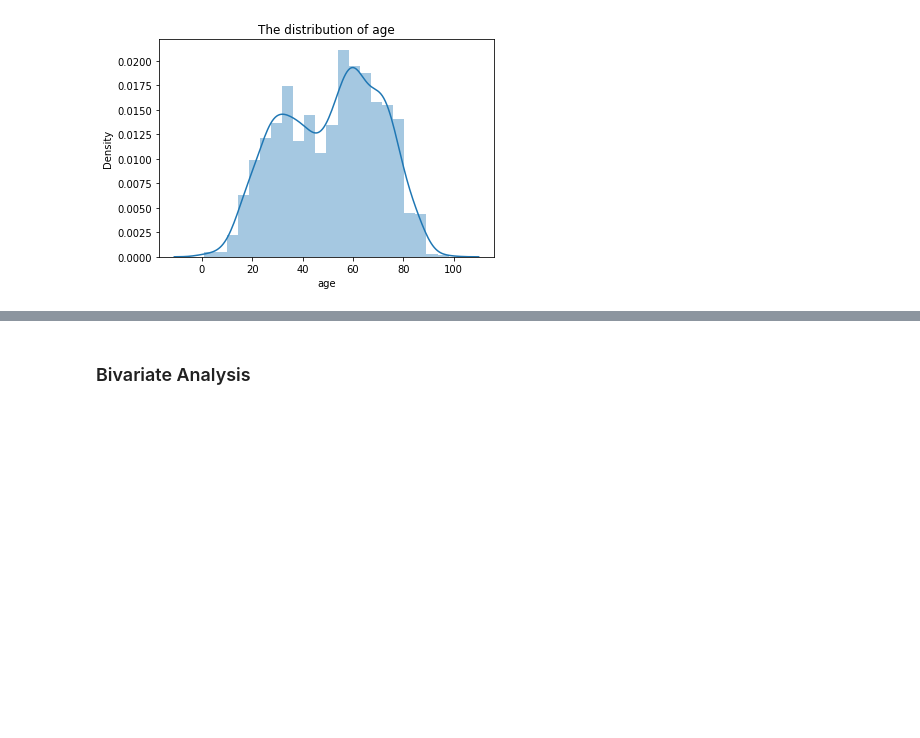
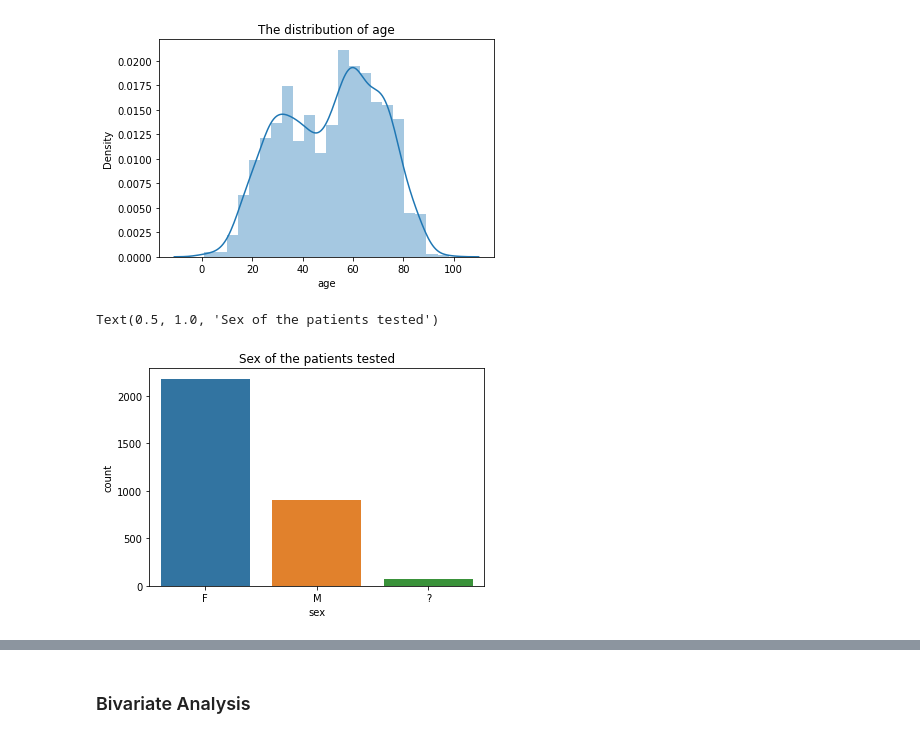
Before and after one commit to mburu-mwangi/thyroid-tests, a Jupyter notebook: Moringa_Data_Science_Core_W8_Independent_Project_2021_10_Alfonce_Mwangi_Python_Notebook.ipynb, the cells around one changed output, grey strips where cells are left out. Saved outputs shown, nothing was run; the diff lists cells and outputs as text; code cells hidden in the pictures; blank space fills up the shorter version.

```diff
--- a/Moringa_Data_Science_Core_W8_Independent_Project_2021_10_Alfonce_Mwangi_Python_Notebook.ipynb
+++ b/Moringa_Data_Science_Core_W8_Independent_Project_2021_10_Alfonce_Mwangi_Python_Notebook.ipynb
@@ -294,3 +294,11 @@ ax.set_title('The distribution of age')
 # %% [output]
 Text(0.5, 1.0, 'The distribution of age')
 [figure]
+# %%
+# Visualising the genders
+#
+sns.countplot(df1['sex'],order=df1['sex'].value_counts().index)
+plt.title('Sex of the patients tested')
+# %% [output]
+Text(0.5, 1.0, 'Sex of the patients tested')
+[figure, added]
```
Also changed, not shown: parts of 17 cells of this notebook.
